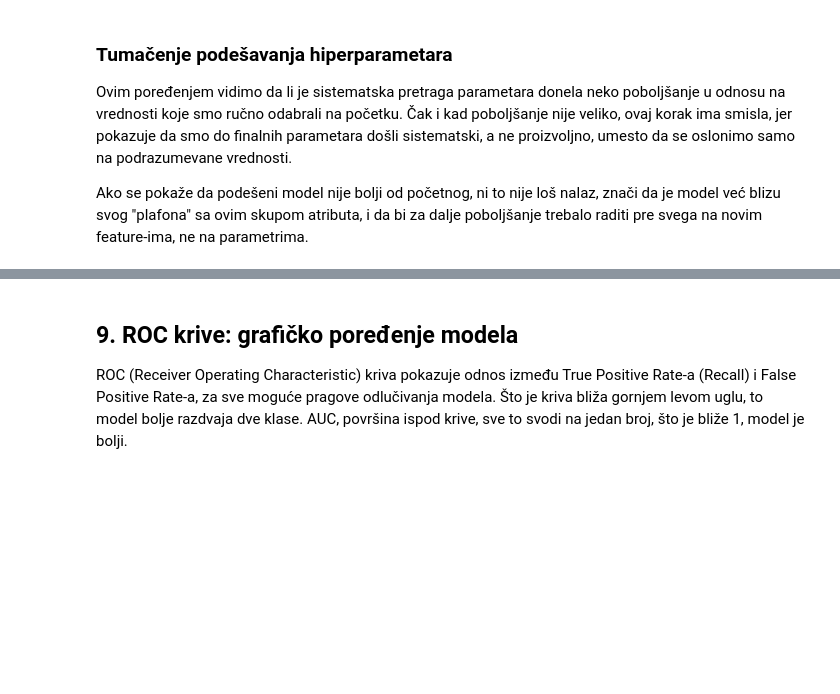
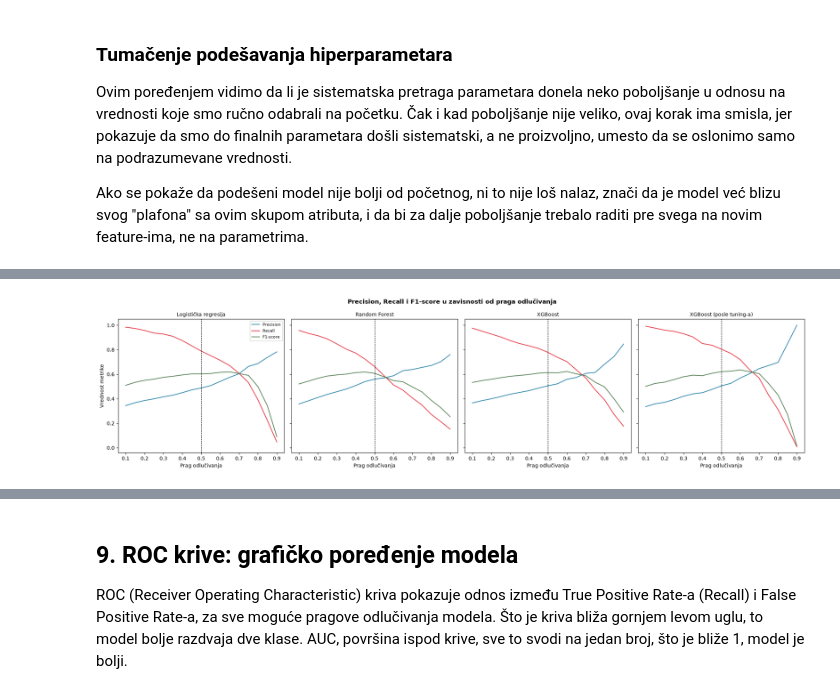
Before and after one commit to janapavlovic/Telco-Customer-Churn, a Jupyter notebook: notebooks/07_modeliranje_i_evaluacija.ipynb, the cells around one changed output, grey strips where cells are left out. Cells and saved outputs as stored; diff of their text form; code cells hidden in the pictures; blank space fills up the shorter version.

```diff
--- a/notebooks/07_modeliranje_i_evaluacija.ipynb
+++ b/notebooks/07_modeliranje_i_evaluacija.ipynb
@@ -1117,0 +1227,44 @@ novim feature-ima, ne na parametrima.
+# %%
+from sklearn.metrics import precision_score, recall_score, f1_score
+
+pragovi = np.arange(0.1, 0.95, 0.05)
+
+verovatnoce_modela = {
+    "Logistička regresija": y_prob_logreg,
+    "Random Forest": y_prob_rf,
+    "XGBoost": y_prob_xgb,
+    "XGBoost (posle tuning-a)": y_prob_xgb_tuned,
+}
+
+rezultati_pragova = []
+for naziv, y_prob in verovatnoce_modela.items():
+    for prag in pragovi:
+        y_pred_prag = (y_prob >= prag).astype(int)
+        rezultati_pragova.append({
+            "Model": naziv,
+            "Prag": round(prag, 2),
+            "Precision": precision_score(y_test, y_pred_prag, zero_division=0),
+            "Recall": recall_score(y_test, y_pred_prag),
+            "F1-score": f1_score(y_test, y_pred_prag)
+        })
+
+df_pragovi = pd.DataFrame(rezultati_pragova)
+
+fig, axes = plt.subplots(1, len(verovatnoce_modela), figsize=(20, 5), sharey=True)
+for ax, naziv in zip(axes, verovatnoce_modela.keys()):
+    podskup = df_pragovi[df_pragovi["Model"] == naziv]
+    ax.plot(podskup["Prag"], podskup["Precision"], label="Precision", color="#2E86AB")
+    ax.plot(podskup["Prag"], podskup["Recall"], label="Recall", color="#E63946")
+    ax.plot(podskup["Prag"], podskup["F1-score"], label="F1-score", color="#588157")
+    ax.axvline(0.5, color="black", linestyle="--", linewidth=0.8)
+    ax.set_title(naziv, fontsize=10)
+    ax.set_xlabel("Prag odlučivanja")
+
+axes[0].set_ylabel("Vrednost metrike")
+axes[0].legend(fontsize=8)
+plt.suptitle("Precision, Recall i F1-score u zavisnosti od praga odlučivanja", fontweight="bold")
+plt.tight_layout()
+plt.savefig("../images/07_pragovi_odlucivanja.png", dpi=100, bbox_inches="tight")
+plt.show()
+# %% [output]
+[figure, added]
```
Also changed, not shown: parts of 8 cells of this notebook, 4 other files.
